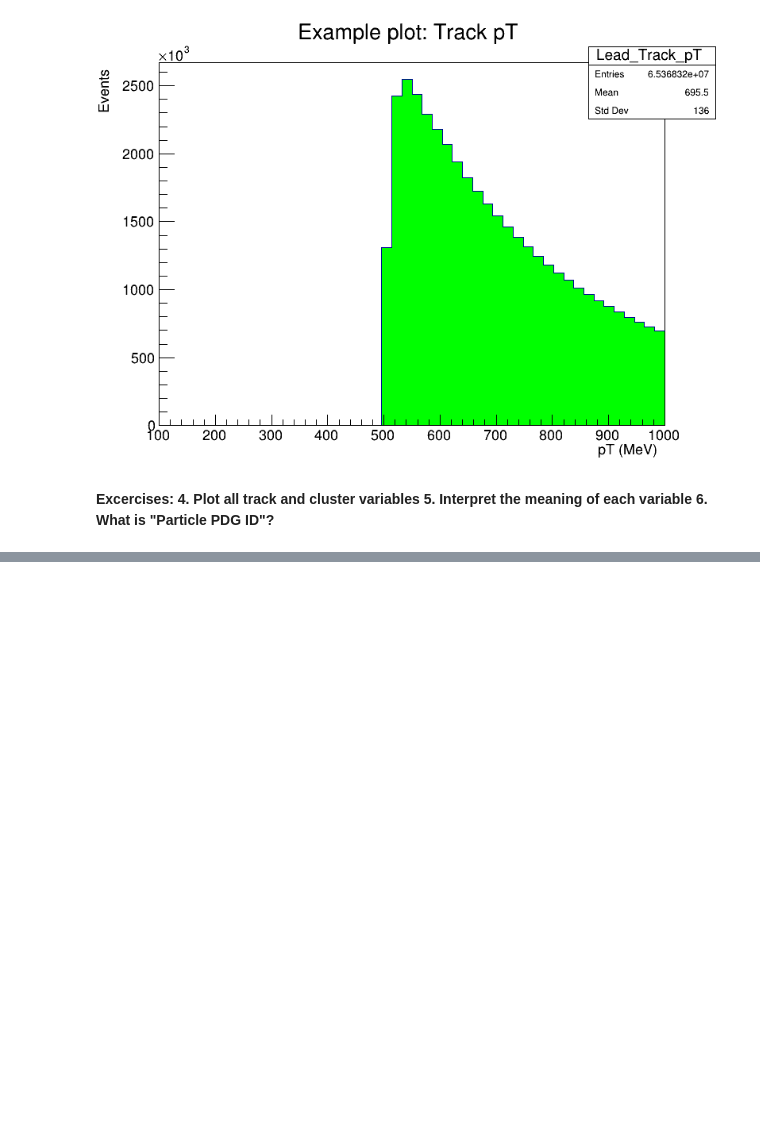
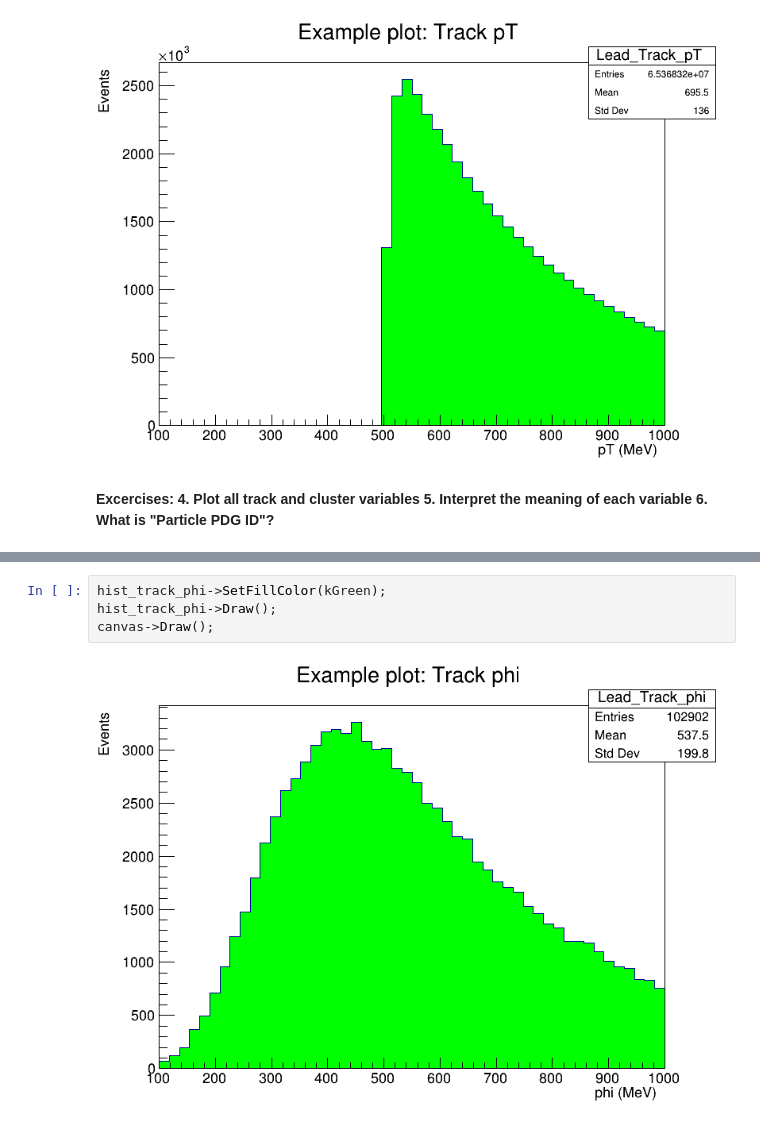
Before and after one commit to ljcaviedesb/TemasExperimental, a Jupyter notebook: Tracks_Clusters_cpp.ipynb, the cells around one changed output, grey strips where cells are left out. Saved outputs shown, nothing was run; the diff lists cells and outputs as text; blank space fills up the shorter version.

```diff
--- a/Tracks_Clusters_cpp.ipynb
+++ b/Tracks_Clusters_cpp.ipynb
@@ -335,0 +354,6 @@ std::cout << "Done!" << std::endl;
+# %%
+hist_track_phi->SetFillColor(kGreen);
+hist_track_phi->Draw();
+canvas->Draw();
+# %% [output]
+[figure, added]
```
Also changed, not shown: parts of 14 cells of this notebook.
